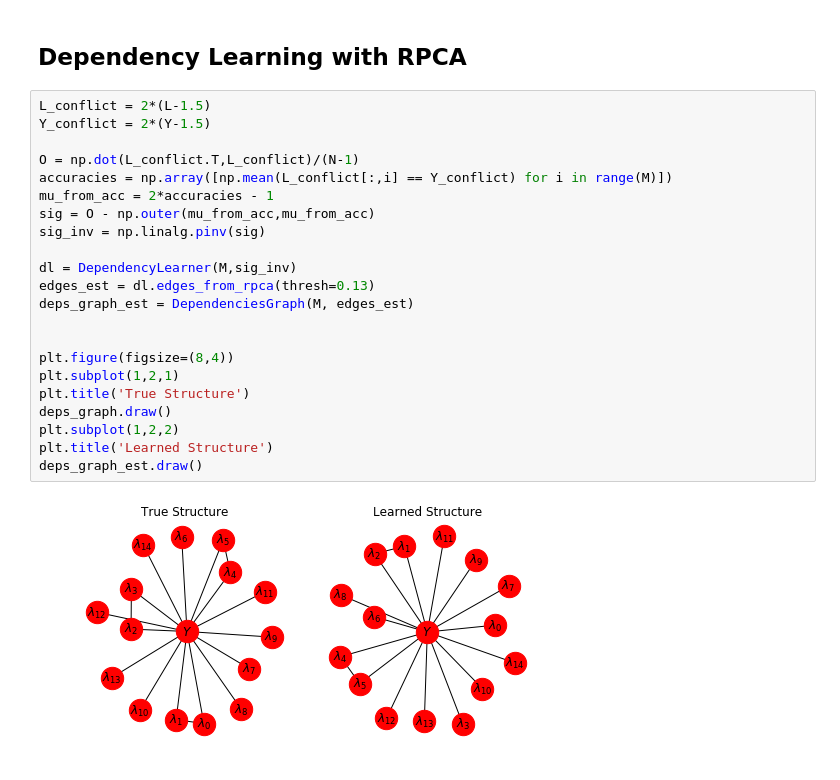
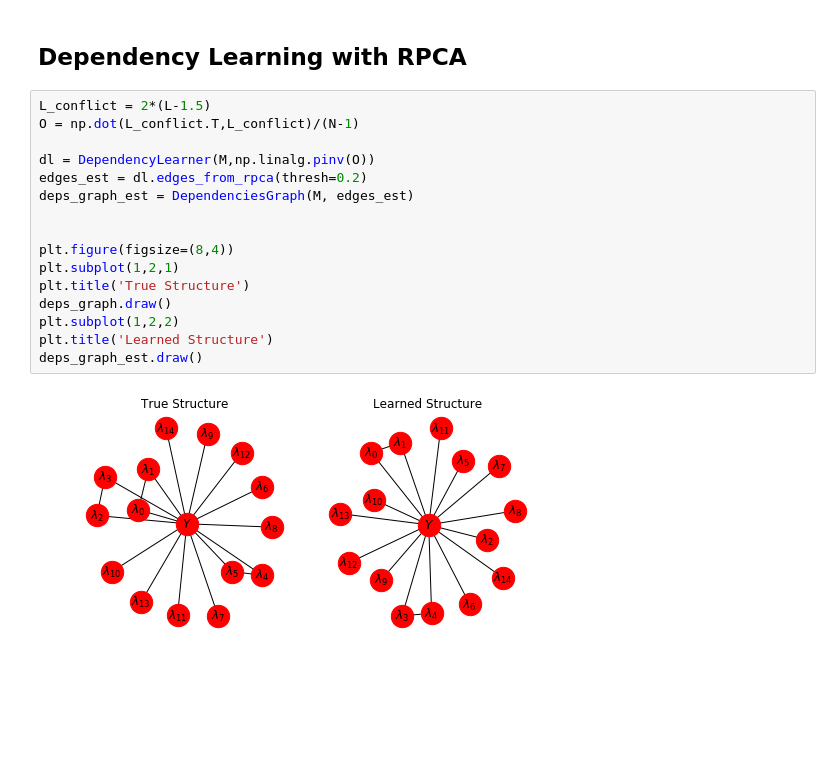
Before and after one commit to HazyResearch/metal, a Jupyter notebook: notebooks/learn_deps_from_L.ipynb, the cells around one changed output. Cells and saved outputs as stored; diff of their text form; blank space fills up the shorter version.

```diff
--- a/notebooks/learn_deps_from_L.ipynb
+++ b/notebooks/learn_deps_from_L.ipynb
@@ -147,28 +147,22 @@ Accuracy: 0.854
 ## Dependency Learning with RPCA
 # %%
 L_conflict = 2*(L-1.5)
-Y_conflict = 2*(Y-1.5)
+O = np.dot(L_conflict.T,L_conflict)/(N-1)
 
-O = np.dot(L_conflict.T,L_conflict)/(N-1)
-accuracies = np.array([np.mean(L_conflict[:,i] == Y_conflict) for i in range(M)])
-mu_from_acc = 2*accuracies - 1
-sig = O - np.outer(mu_from_acc,mu_from_acc)
-sig_inv = np.linalg.pinv(sig)
-
-dl = DependencyLearner(M,sig_inv)
-edges_est = dl.edges_from_rpca(thresh=0.13)
+dl = DependencyLearner(M,np.linalg.pinv(O))
+edges_est = dl.edges_from_rpca(thresh=0.2)
 deps_graph_est = DependenciesGraph(M, edges_est)
 
 
 plt.figure(figsize=(8,4))
 plt.subplot(1,2,1)
 plt.title('True Structure')
 deps_graph.draw()
 plt.subplot(1,2,2)
 plt.title('Learned Structure')
 deps_graph_est.draw()
 # %% [output]
-[figure, old version]
+[figure, new version]
 # %%
 for i in range(M):
         edges_est.append((i,M))
```
Also changed, not shown: parts of 5 cells of this notebook, 1 other file.
